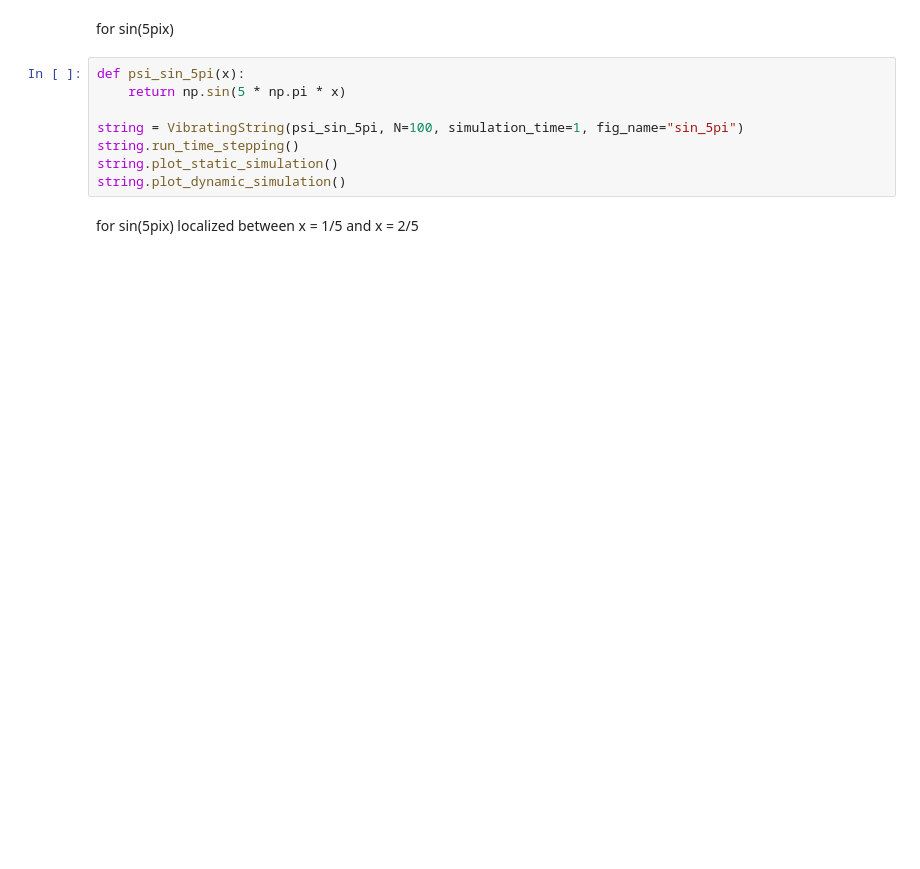
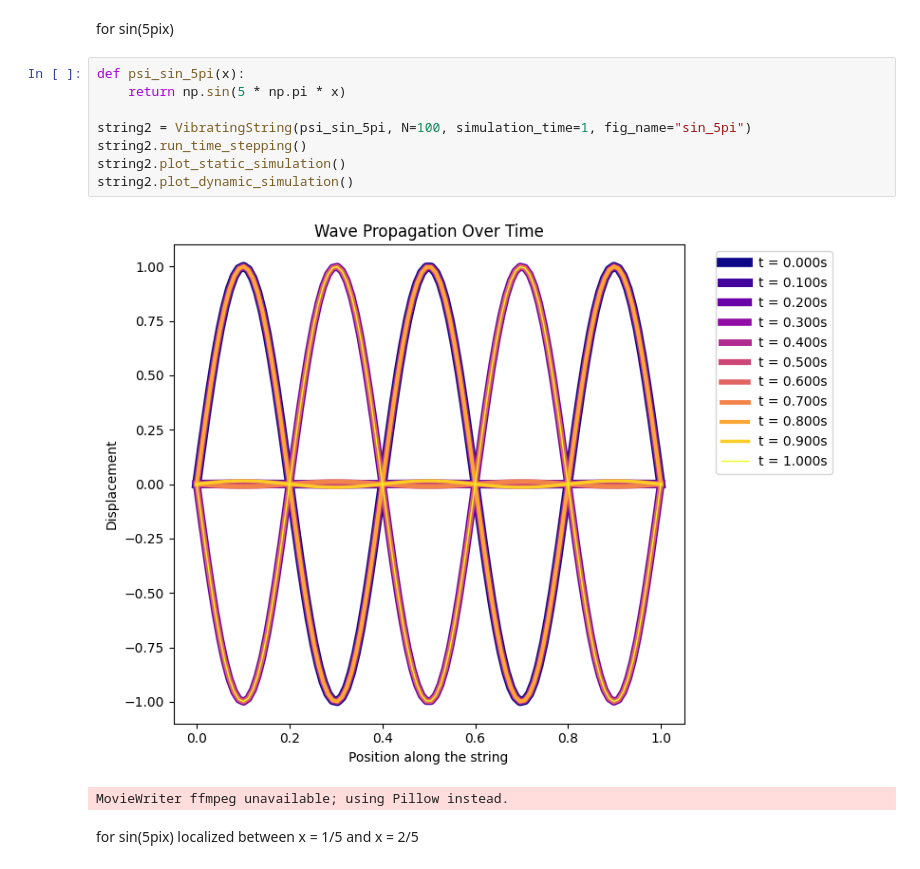
Before and after one commit to shaniasinha/scientific-computing-group-1, a Jupyter notebook: set1.ipynb, the cells around one changed output. Saved outputs shown, nothing was run; the diff lists cells and outputs as text; blank space fills up the shorter version.

```diff
--- a/set1.ipynb
+++ b/set1.ipynb
@@ -25,11 +29,14 @@ for sin(5pix)
 # %%
 def psi_sin_5pi(x):
     return np.sin(5 * np.pi * x)
 
-string = VibratingString(psi_sin_5pi, N=100, simulation_time=1, fig_name="sin_5pi")
-string.run_time_stepping()
-string.plot_static_simulation()
-string.plot_dynamic_simulation()
+string2 = VibratingString(psi_sin_5pi, N=100, simulation_time=1, fig_name="sin_5pi")
+string2.run_time_stepping()
+string2.plot_static_simulation()
+string2.plot_dynamic_simulation()
+# %% [output]
+[figure, added]
+MovieWriter ffmpeg unavailable; using Pillow instead.
 # %% [markdown]
 for sin(5pix) localized between x = 1/5 and x = 2/5
 # %%
```
Also changed, not shown: parts of 5 cells of this notebook, 27 other files.
